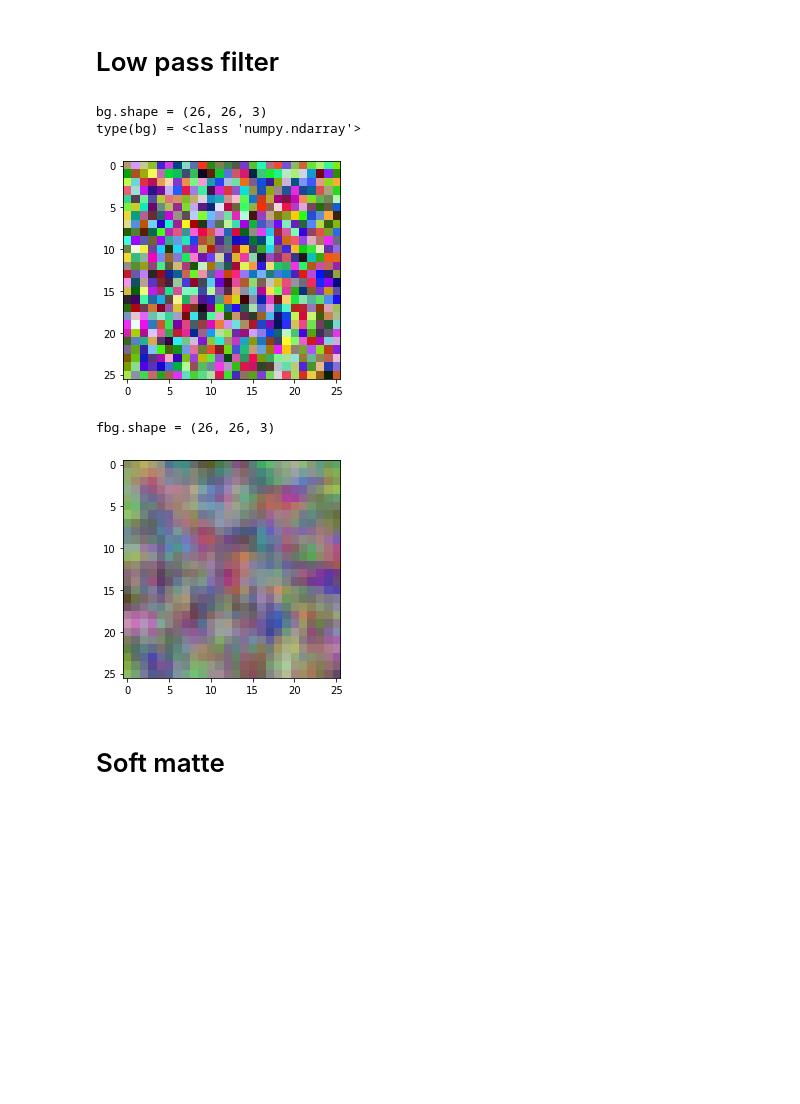
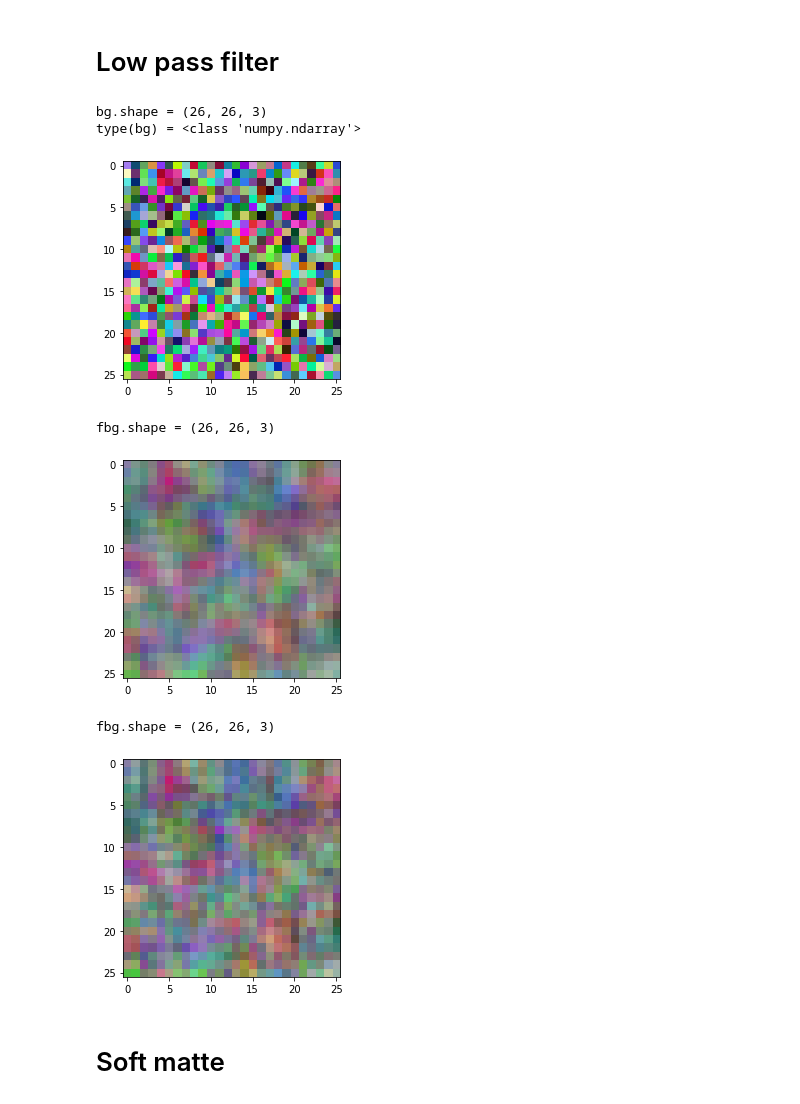
Before and after one commit to cwreynolds/PredatorEye, a Jupyter notebook: ThreeImageSoftMatte.ipynb, the cells around one changed output. Drawn from its saved outputs; the diff is of its cells as text; code cells hidden in the pictures; blank space fills up the shorter version.

Commit message:
Move code to DiskFind.py from sandbox notebook.
soft_matte()
make_disk_matte()
lpf_3x3_box()
lpf_3x3
make_checkerboard()

```diff
--- a/ThreeImageSoftMatte.ipynb
+++ b/ThreeImageSoftMatte.ipynb
@@ -207,44 +194,71 @@ df.draw_image(make_checkerboard(100, 5, [1, 1, 0], [0, 0, 1]))
 # %% [markdown]
 # Low pass filter
 # %%
-def lpf_3x3_box(image):
-    # print('image.shape =', image.shape)
-    # print('type(image) =', type(image))
+# Moved to DiskFind.py
 
-    s = image.shape
-    # print('s =', s)
-    # print('s[0] =', s[0])
-    filtered = np.empty(s, dtype=np.float32)
-    for x in range(s[0]):
-        for y in range(s[1]):
-            sum = [0,0,0]
-            count = 0
-            for i in range(-1, 2):
-                for j in range(-1, 2):
-                    p = x + i
-                    q = y + j
-                    if (p >= 0) and (q >= 0) and (p < s[0]) and (q < s[1]):
-                        count += 1
-                        sum += image[p, q, :]
-            filtered[x, y, :] = sum / count
-    return filtered
+# def lpf_3x3_box(image):
+#     s = image.shape
+#     filtered = np.empty(s, dtype=np.float32)
+#     for x in range(s[0]):
+#         for y in range(s[1]):
+#             sum = [0,0,0]
+#             count = 0
+#             for i in range(-1, 2):
+#                 for j in range(-1, 2):
+#                     p = x + i
+#                     q = y + j
+#                     if (p >= 0) and (q >= 0) and (p < s[0]) and (q < s[1]):
+#                         count += 1
+#                         sum += image[p, q, :]
+#             filtered[x, y, :] = sum / count
+#     return filtered
+
+# def lpf_3x3(image):
+#     s = image.shape
+#     filtered = np.empty(s, dtype=np.float32)
+#     kernel = np.array([[1, 2, 1],
+#                        [2, 4, 2],
+#                        [1, 2, 1]])
+#     for x in range(s[0]):
+#         for y in range(s[1]):
+#             sum = [0,0,0]
+#             count = 0
+#             for i in range(-1, 2):
+#                 for j in range(-1, 2):
+#                     p = x + i
+#                     q = y + j
+#                     if (p >= 0) and (q >= 0) and (p < s[0]) and (q < s[1]):
+#                         # count += 1
+#                         # sum += image[p, q, :]
+#                         w = kernel[i - 1, j - 1]
+#                         count += w
+#                         sum += image[p, q, :] * w
+#             filtered[x, y, :] = sum / count
+#     return filtered
+
 
 bg = np.random.rand(disk_diameter_int, disk_diameter_int, 3).astype(np.float32)
 print('bg.shape =', bg.shape)
 print('type(bg) =', type(bg))
 df.draw_image(bg)
 
 # fbg = np.random.rand(disk_diameter_int, disk_diameter_int, 3).astype(np.float32)
 
-fbg = lpf_3x3_box(bg)
+fbg = df.lpf_3x3_box(bg)
 print('fbg.shape =', fbg.shape)
 df.draw_image(fbg)
+
+fbg = df.lpf_3x3(bg)
+print('fbg.shape =', fbg.shape)
+df.draw_image(fbg)
 # %% [output]
 bg.shape = (26, 26, 3)
 type(bg) = <class 'numpy.ndarray'>
-[figure, old version]
+[figure, new version]
 fbg.shape = (26, 26, 3)
-[figure, old version]
+[figure, new version]
+fbg.shape = (26, 26, 3)
+[figure, added]
 # %% [markdown]
 # Soft matte
 # %%
```
Also changed, not shown: parts of 5 cells of this notebook, 1 other file.
